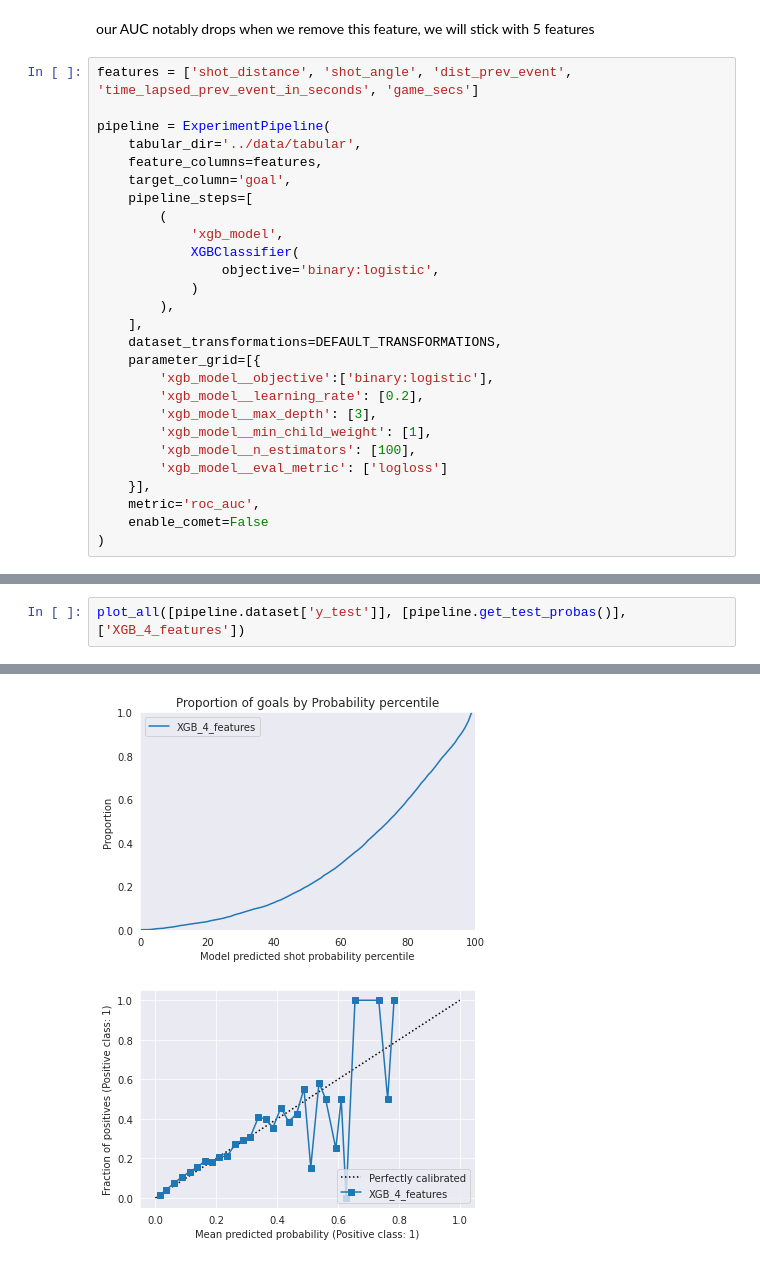
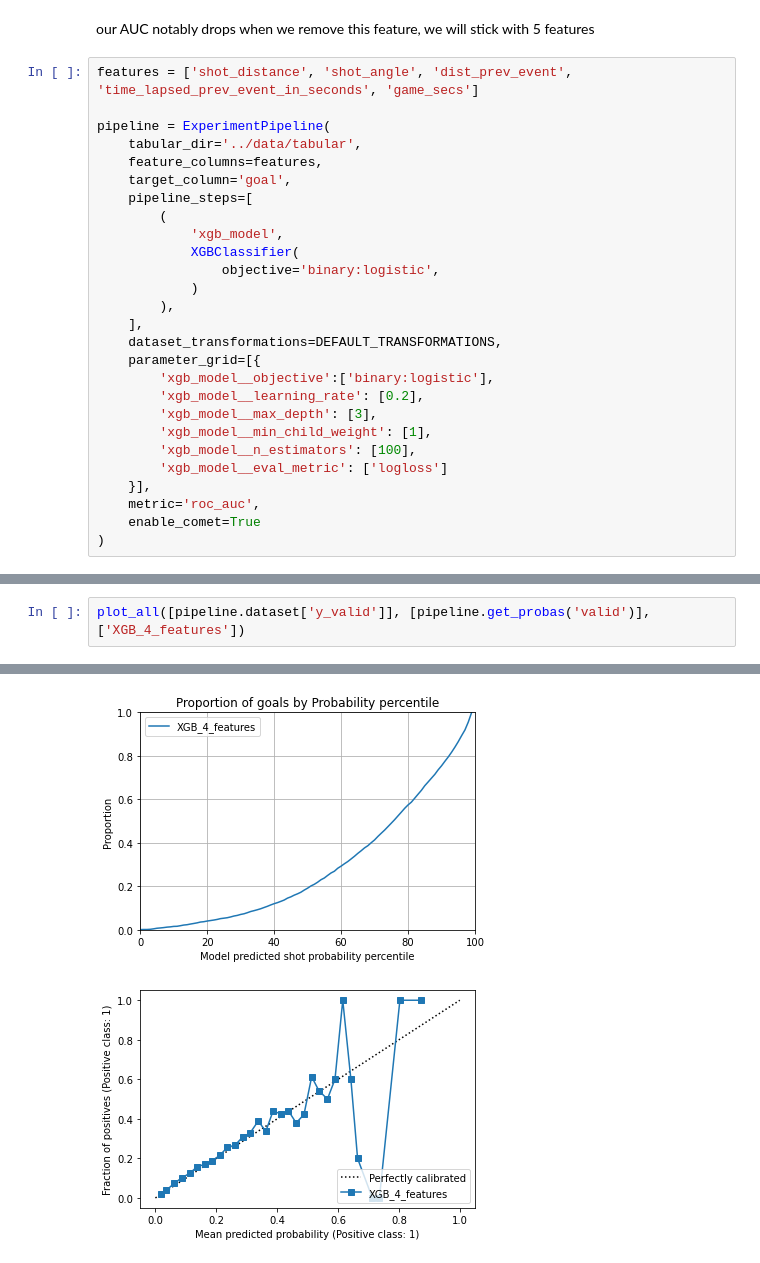
Before and after one commit to williamGlazer/IFT6758, a Jupyter notebook: notebooks/7.advanced-models.ipynb, the cells around one changed output, grey strips where cells are left out. Saved outputs shown, nothing was run; the diff lists cells and outputs as text.

```diff
--- a/notebooks/7.advanced-models.ipynb
+++ b/notebooks/7.advanced-models.ipynb
@@ -239,7 +304,7 @@ pipeline = ExperimentPipeline(
         'xgb_model__eval_metric': ['logloss']
     }],
     metric='roc_auc',
-    enable_comet=False
+    enable_comet=True
 )
 # %%
 pipeline.run()
@@ -265,3 +358,3 @@ Fitting 5 folds for each of 1 candidates, totalling 5 fits
 # %%
-plot_all([pipeline.dataset['y_test']], [pipeline.get_test_probas()], ['XGB_4_features'])
+plot_all([pipeline.dataset['y_valid']], [pipeline.get_probas('valid')], ['XGB_4_features'])
 # %% [output]
@@ -270,2 +363,2 @@ plot_all([pipeline.dataset['y_test']], [pipeline.get_test_probas()], ['XGB_4_fea
-[figure, old version]
+[figure, new version]
-[figure, old version]
+[figure, new version]
```
Also changed, not shown: parts of 16 cells of this notebook, 1 other file.
